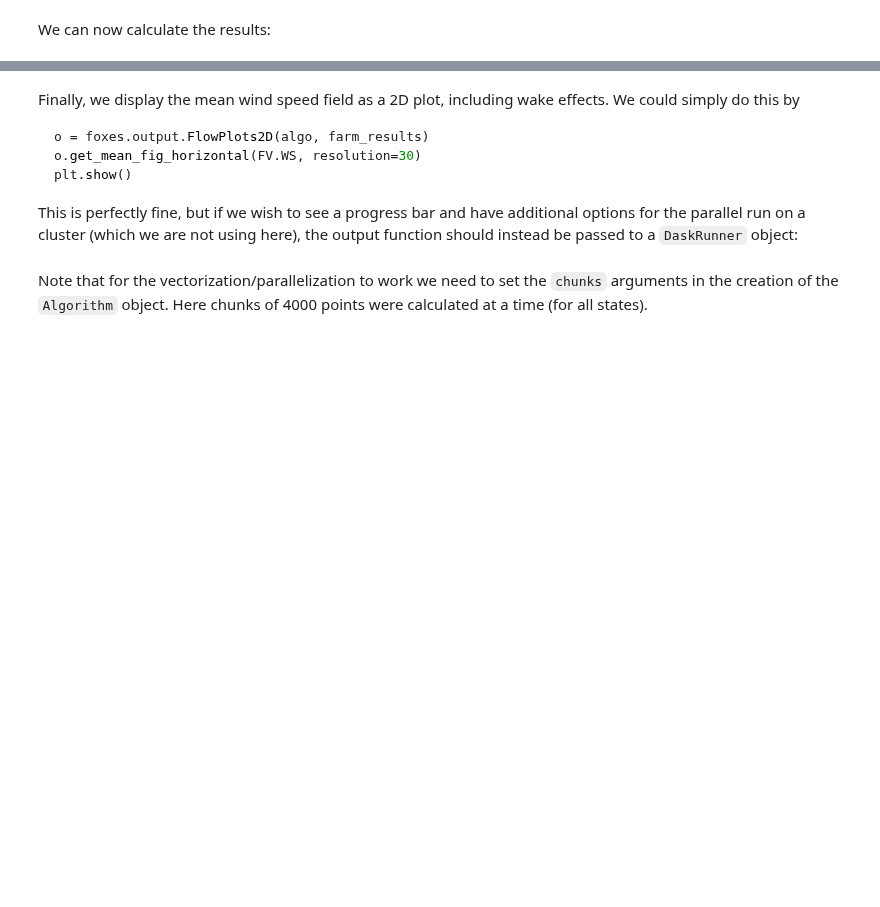
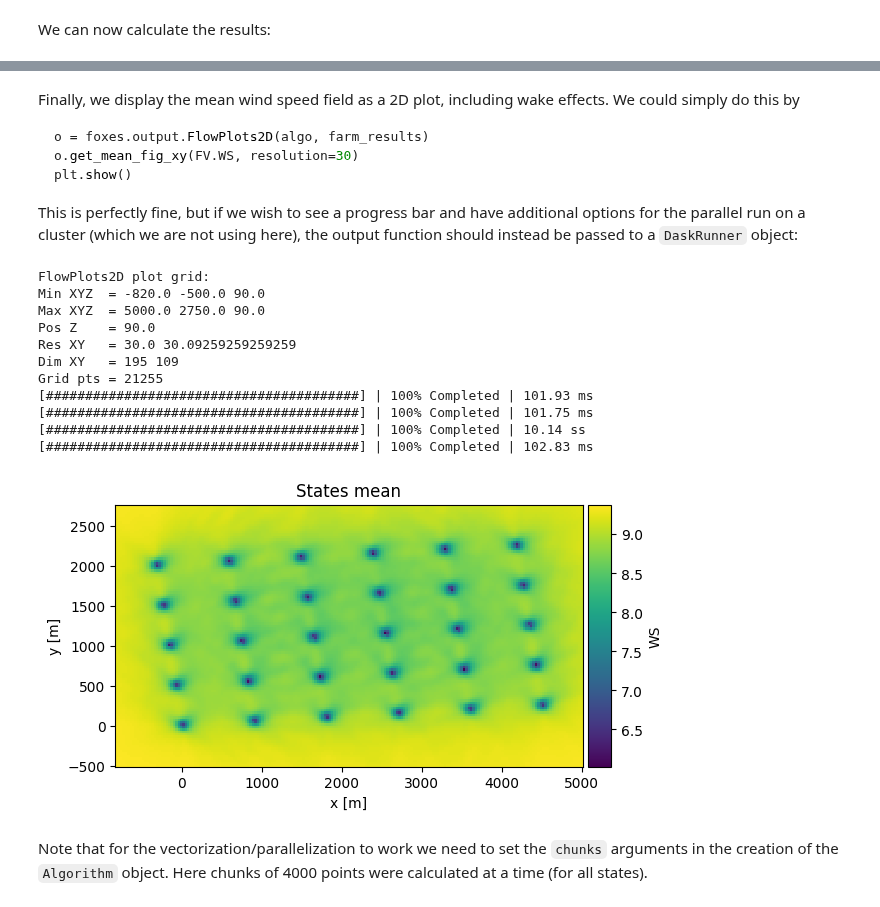
Before and after one commit to FraunhoferIWES/foxes, a Jupyter notebook: notebooks/wind_rose.ipynb, the cells around one changed output, grey strips where cells are left out. Saved outputs shown, nothing was run; the diff lists cells and outputs as text; code cells hidden in the pictures; blank space fills up the shorter version.

````diff
--- a/notebooks/wind_rose.ipynb
+++ b/notebooks/wind_rose.ipynb
@@ -92,7 +107,7 @@ Finally, we display the mean wind speed field as a 2D plot, including wake effec
 
 ```python
 o = foxes.output.FlowPlots2D(algo, farm_results)
-o.get_mean_fig_horizontal(FV.WS, resolution=30)
+o.get_mean_fig_xy(FV.WS, resolution=30)
 plt.show()
 ```
 
@@ -100,7 +115,20 @@ This is perfectly fine, but if we wish to see a progress bar and have additional
 # %%
 with foxes.utils.runners.DaskRunner() as runner:
     o = foxes.output.FlowPlots2D(algo, farm_results)
-    runner.run(o.get_mean_fig_horizontal, args=(FV.WS,), kwargs={"resolution": 30})
+    runner.run(o.get_mean_fig_xy, args=(FV.WS,), kwargs={"resolution": 30})
     plt.show()
+# %% [output]
+FlowPlots2D plot grid:
+Min XYZ  = -820.0 -500.0 90.0
+Max XYZ  = 5000.0 2750.0 90.0
+Pos Z    = 90.0
+Res XY   = 30.0 30.09259259259259
+Dim XY   = 195 109
+Grid pts = 21255
+[########################################] | 100% Completed | 101.93 ms
+[########################################] | 100% Completed | 101.75 ms
+[########################################] | 100% Completed | 10.14 ss
+[########################################] | 100% Completed | 102.83 ms
+[figure, added]
 # %% [markdown]
 Note that for the vectorization/parallelization to work we need to set the `chunks` arguments in the creation of the `Algorithm` object. Here chunks of 4000 points were calculated at a time (for all states).
````
Also changed, not shown: parts of 3 cells of this notebook, 17 other files.
